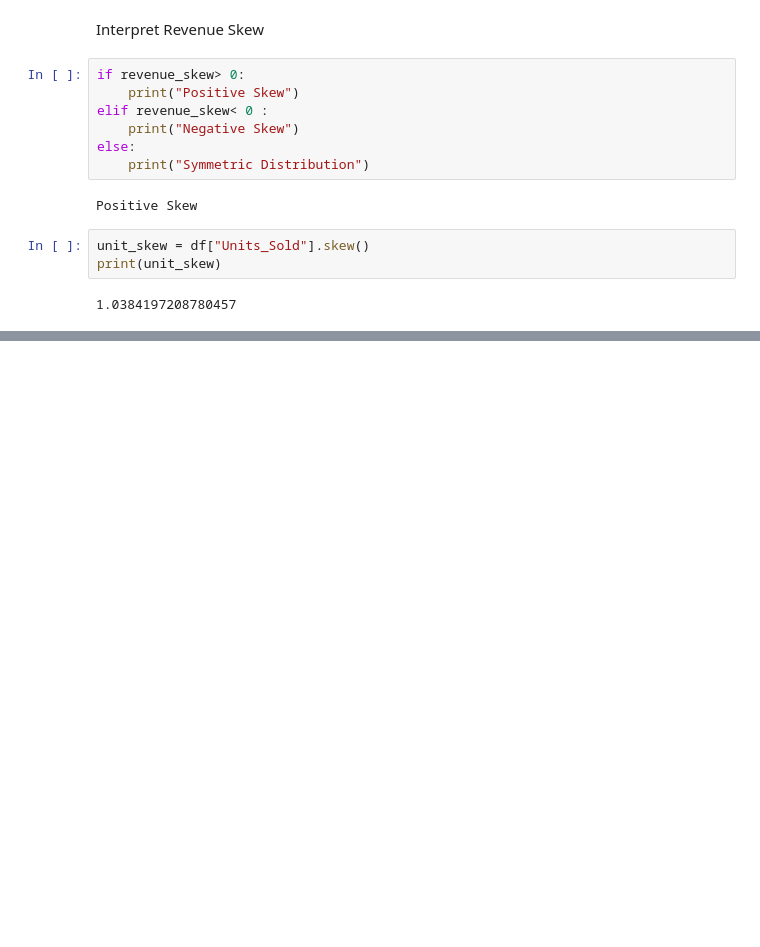
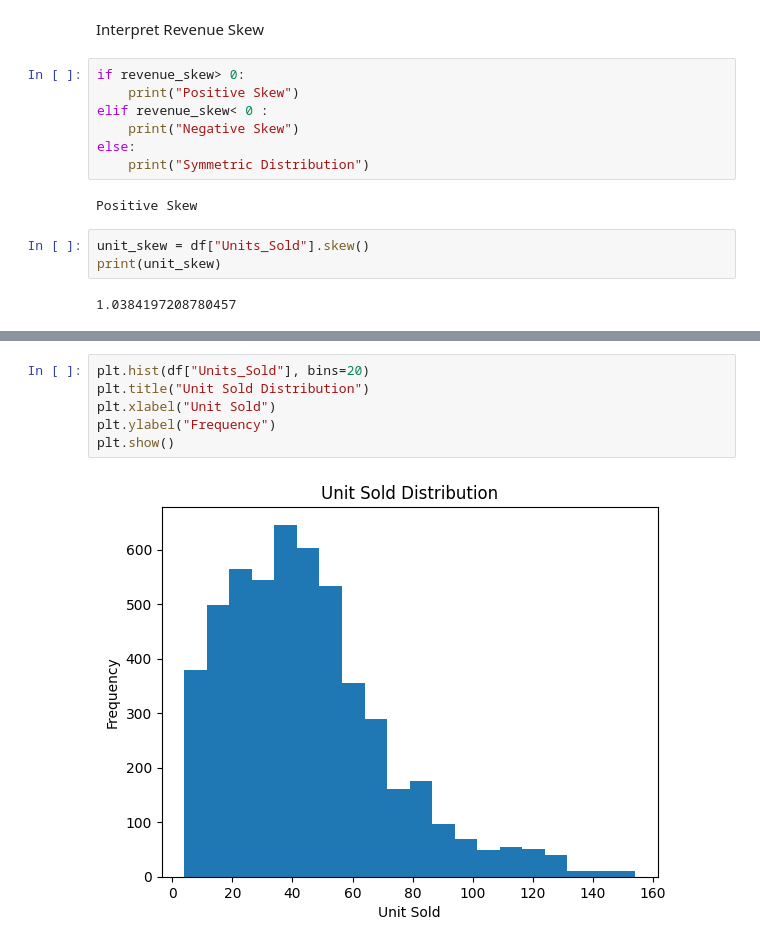
Before and after one commit to aryanp0603/retail_analytics, a Jupyter notebook: 10.lab8.ipynb, the cells around one changed output, grey strips where cells are left out. Saved outputs shown, nothing was run; the diff lists cells and outputs as text; blank space fills up the shorter version.

```diff
--- a/10.lab8.ipynb
+++ b/10.lab8.ipynb
@@ -126,0 +139,8 @@ print(unit_skew)
+# %%
+plt.hist(df["Units_Sold"], bins=20)
+plt.title("Unit Sold Distribution")
+plt.xlabel("Unit Sold")
+plt.ylabel("Frequency")
+plt.show()
+# %% [output]
+[figure, added]
```
Also changed, not shown: parts of 4 cells of this notebook.
